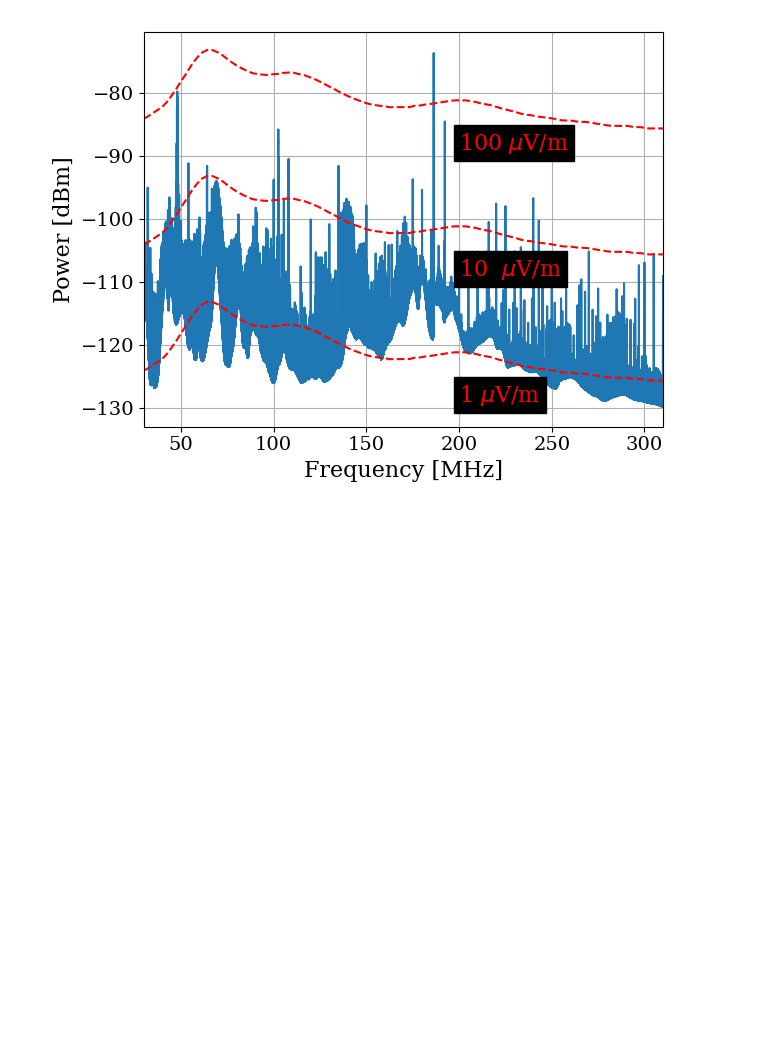
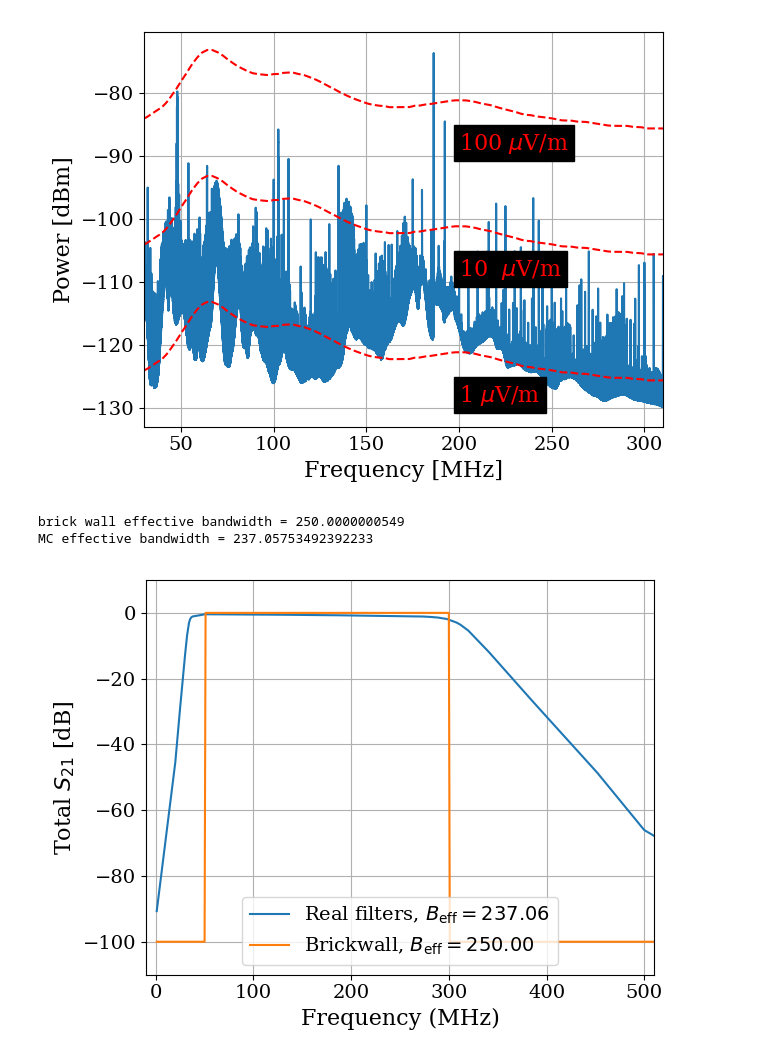
Before and after one commit to josephmlev/darkRadio, a Jupyter notebook: thesis/ch2/CH2.ipynb, the cells around one changed output. Drawn from its saved outputs; the diff is of its cells as text; code cells hidden in the pictures; blank space fills up the shorter version.

```diff
--- a/thesis/ch2/CH2.ipynb
+++ b/thesis/ch2/CH2.ipynb
@@ -831,3 +820,70 @@ plt.xlim(30,310)
 plt.show()
 # %% [output]
 [figure]
+# %%
+#band pass filter effective bandwidth
+
+
+import numpy as np
+from scipy.interpolate import interp1d
+from scipy.integrate import simps
+import matplotlib.pyplot as plt
+
+# Given data from data sheets
+hpfFreqs = [10.00, 20.00, 22.00, 24.00, 26.00, 28.00, 30.00, 32.00, 34.00, 35.00, 36.00, 37.00, 38.00, 39.00, 40.00, 41.00, 42.00, 43.00, 44.00, 45.00, 50.00, 100.00, 200.00, 300.00, 400.00, 500.00, 600.00, 650.00, 700.00, 750.00, 800.00]
+hpfIl = [69.20, 45.38, 38.53, 31.83, 25.35, 18.94, 12.65, 6.90, 2.95, 1.94, 1.35, 1.09, 0.94, 0.89, 0.82, 0.77, 0.72, 0.69, 0.65, 0.61, 0.26, 0.24, 0.26, 0.29, 0.32, 0.37, 0.40, 0.41, 0.44, 0.46, 0.46]
+
+lpfFreqs = [1, 20, 74, 168, 272, 278, 288, 298, 308, 312, 320, 340, 380, 400, 450, 500, 550, 1000, 1250, 1500]
+lpfIl = [0.05, 0.10, 0.20, 0.40, 0.80, 0.88, 1.09, 1.57, 2.66, 3.33, 5.11, 11.26, 24.68, 31.23, 47.55, 65.66, 74.39, 71.19, 64.69, 73.36]
+
+
+# Common frequency grid
+freqs = np.linspace(1, 800, 800)
+
+# Interpolation functions
+hpf_interp_func = interp1d(hpfFreqs, hpfIl, kind='linear', fill_value="extrapolate")
+lpf_interp_func = interp1d(lpfFreqs, lpfIl, kind='linear', fill_value="extrapolate")
+
+# Interpolated data
+hpf_interp = hpf_interp_func(freqs)
+lpf_interp = lpf_interp_func(freqs)
+
+totalIl = hpf_interp+lpf_interp
+brickWallIl = np.full(800, 100)
+brickWallIl[50:300] = 0
+
+mcEffB                 = simps(10**((-totalIl)/10), freqs)
+brickWallEffB          = simps(10**((-brickWallIl)/10), freqs)
+
+print(f'brick wall effective bandwidth = {brickWallEffB}')
+print(f'MC effective bandwidth = {mcEffB}')
+
+plt.close('all')
+# Plotting the results
+if 0:
+    plt.figure()
+    plt.plot(freqs, totalIl)
+    plt.xlabel('Frequency (MHz)')
+    plt.ylabel('Insertion Loss (dB)')
+    plt.title('Interpolated Insertion Loss for HPF and LPF')
+    plt.legend()
+    plt.grid(True)
+    plt.show()
+
+plt.figure()
+plt.xlabel('Frequency (MHz)')
+plt.ylabel(r'Total $S_{21}$ [dB]')
+plt.plot(freqs, ((-totalIl)), label = rf'Real filters, $B_\mathrm{{eff}}={mcEffB:.2f}$')
+plt.plot(freqs, ((-brickWallIl)), label = rf'Brickwall, $B_\mathrm{{eff}}={brickWallEffB:.2f}$')
+#plt.fill_between(freqs, -totalIl, np.full(len(freqs),-200),  alpha=0.3, color='red', hatch = '//')
+#plt.fill_between(freqs, -brickWallIl,np.full(len(freqs),-200), alpha=0.3, color='green', hatch = '\\')
+
+plt.grid()
+plt.xlim(-10, 510)
+plt.ylim(-110, 10)
+plt.legend(loc = 'lower center')
+plt.tight_layout()
+# %% [output]
+brick wall effective bandwidth = 250.0000000549
+MC effective bandwidth = 237.05753492392233
+[figure, added]
```
Also changed, not shown: parts of 5 cells of this notebook, 43 other files.
